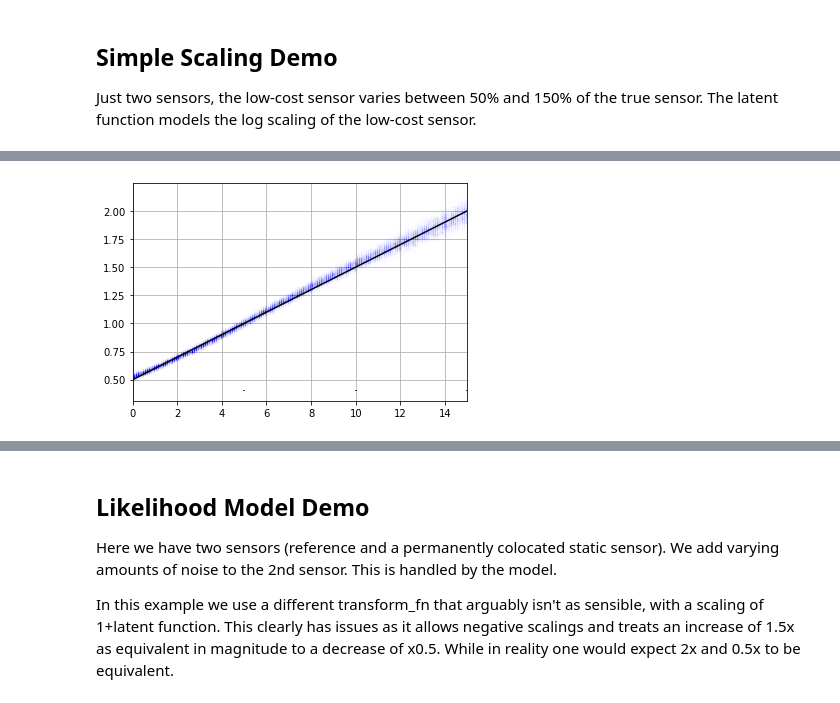
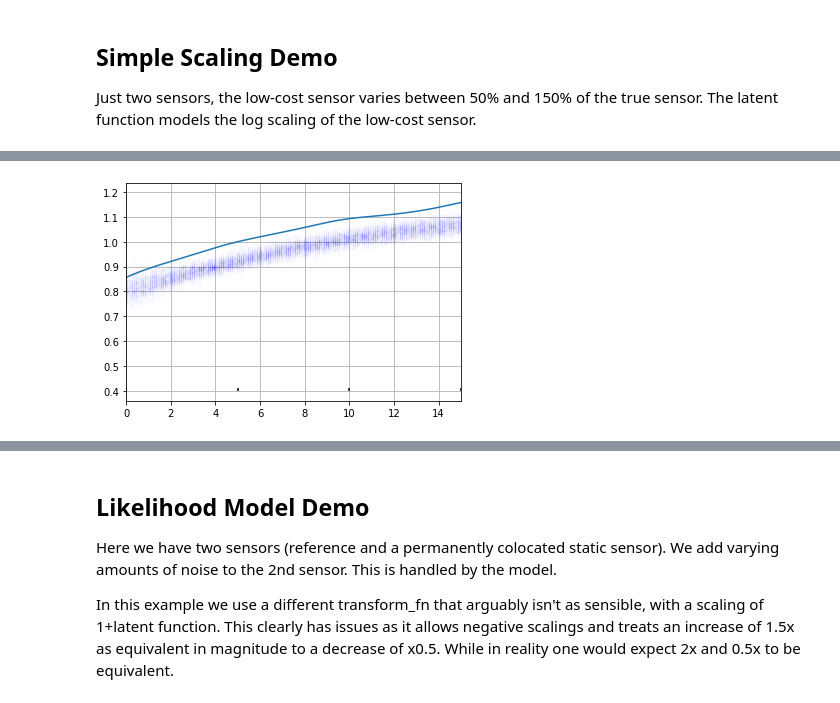
Before and after one commit to lionfish0/calibration, a Jupyter notebook: jupyter/Demo.ipynb, the cells around one changed output, grey strips where cells are left out. Saved outputs shown, nothing was run; the diff lists cells and outputs as text; code cells hidden in the pictures.

```diff
--- a/jupyter/Demo.ipynb
+++ b/jupyter/Demo.ipynb
@@ -16,7 +16,8 @@ if X.shape[1]==3:
     X = np.c_[X[:,0],X[:,0],X[:,1],X[:,2]]
 
 y = np.cos(X[:,0])*25+100
-Y = np.c_[y,y*(0.5+0.1*X[:,0])]
+Y = np.c_[y,y*(0.5+0.1*X[:,0])].astype(np.float32)
+Y = np.log(Y)
 refsensor = np.array([1,0])
 Z = np.linspace(0,20,5)[:,None]
 # %%
@@ -28,15 +29,25 @@ plt.plot(X[:,0],Y[:,1])
 # %%
+#modified to consider log(phi1)~=log(phi2) -- the idea
+#is that the ratio is important, not the absolute difference...
 def transform_fn(samps,Y,sideY):
     return Y*tf.exp(samps[:,:,0:1])
+    #return tf.math.log(Y)+samps[:,:,0:1]
+    #return tf.exp(Y[None,:,:]+samps[:,:,0:1])
+    #           e^y e^f
+    #d/dy     = e^y e^f
+    #log d/dy = y + f
 
 def transform_fn_loggrad(samps,Y,sideY):
     return samps[:,:,0:1]
+    #return -tf.math.log(Y)[None,:,:] #Had to reshape this as the samps don't have any effect
+    #return samps[:,:,0:1]-tf.math.log(Y)
+    #return Y[None,:,:]+samps[:,:,0:1]
 
 k = gpflow.kernels.RBF(1,15)+gpflow.kernels.Bias(1)
 kernelindices = [[0]*len(refsensor)]*1
 cs = CalibrationSystem(X, Y, Z, refsensor, 1, transform_fn, transform_fn_loggrad, [k],kernelindices,likelihoodstd=0.01,lr=0.05,minibatchsize=20)
 import time
 st = time.time()
-elbo_record = cs.run(its=200)
+elbo_record = cs.run(its=200,verbose=True)
 print(time.time()-st)
 # %% [output]
@@ -52,24 +75,25 @@ plt.plot(np.log(elbo_record),'b-')
 # %%
 #build test matrix
 C = 1
 for si,refs in enumerate(refsensor):
     if refs: continue
     x = np.linspace(0,15,151)
     testX = np.zeros([0,3])
     for ci in range(C):
         tempX = np.c_[x,np.ones_like(x)*si,np.full_like(x,ci)]
         testX = np.r_[testX,tempX]#.astype(int)
     testsm = SparseModel(testX,cs.Z,C,cs.k)
     qf_mu,qf_cov = testsm.get_qf(cs.mu,cs.scale)
     samps = testsm.get_samples_one_sensor(cs.mu,cs.scale)
 
     plt.figure(figsize=[6,4])
     plt.plot(x,1/tf.exp(samps[:,:,0].numpy().T),'b.',alpha=0.0025);
     plt.grid()
     plt.vlines(Z[:,0],.4,.41)
     plt.xlim([0,15])
-    #plt.hlines(0.5,0,15,'k',label='scale')
-    plt.plot([0,15],[0.5+0,0.5+0.1*15],'k-')
-    #plt.legend(loc='lower left')
+    #plt.plot([0,15],[0.5+0,0.5+0.1*15],'k-')
+    #xs = np.linspace(0,15,100)
+    #plt.plot(xs,np.log(xs/10+0.5))
+    plt.plot(X[:,0],Y[:,1]/Y[:,0])
 # %% [output]
-[figure, old version]
+[figure, new version]
```
Also changed, not shown: parts of 5 cells of this notebook, 2 other files.
